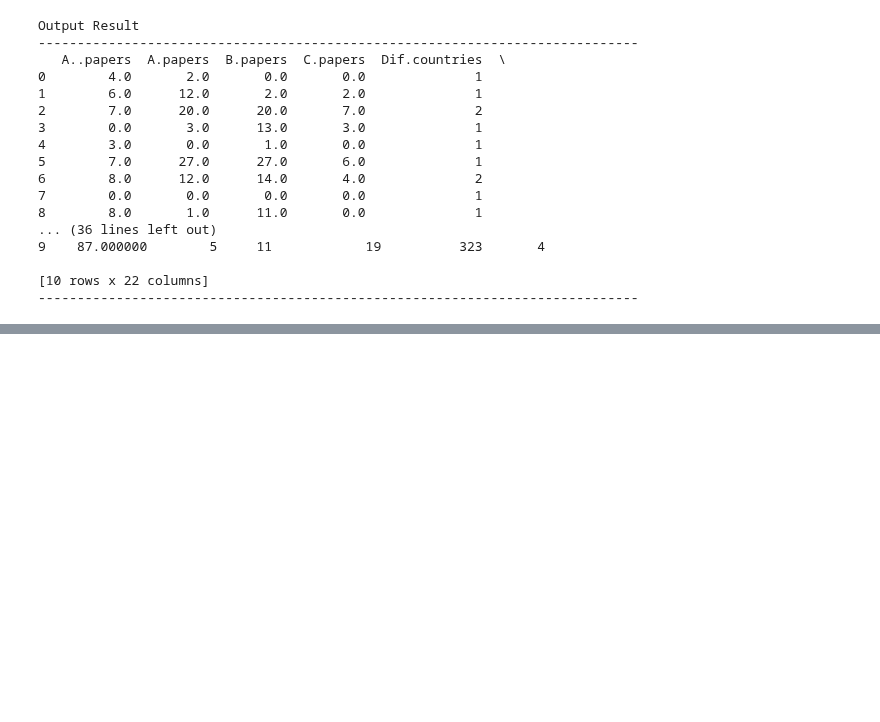
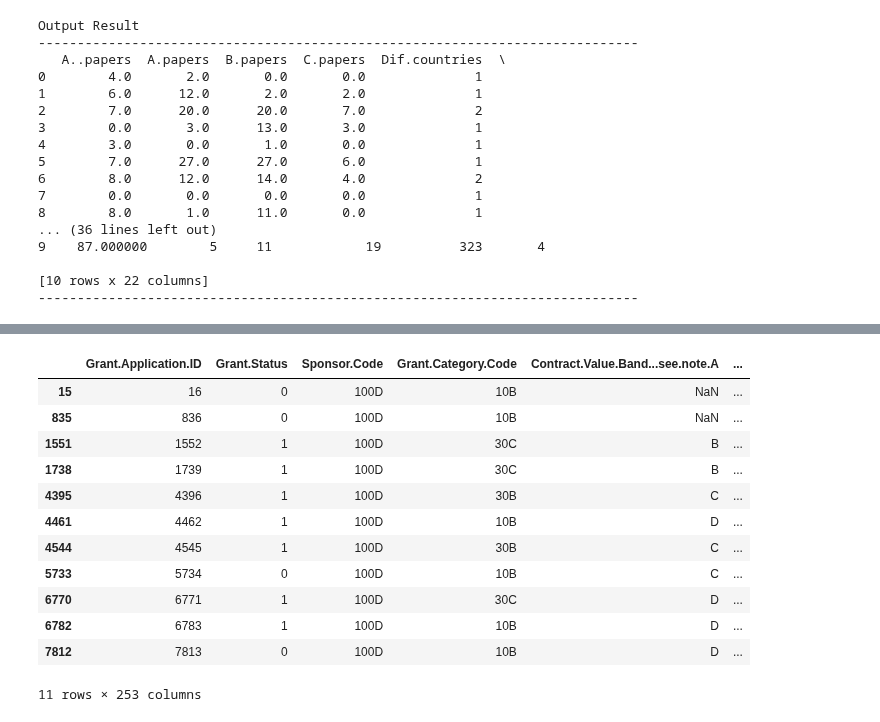
Before and after one commit to 2018HCIntern/2018HCIntern, a Jupyter notebook: data preprocessing/DataExploit_PreProcessing.ipynb, the cells around one changed output, grey strips where cells are left out. Cells and saved outputs as stored; diff of their text form; code cells hidden in the pictures; blank space fills up the shorter version.

Commit message:
data analysis & preprocessing

```diff
--- a/predict grant app/DataExploit_PreProcessing.ipynb
+++ b/data preprocessing/DataExploit_PreProcessing.ipynb
@@ -723,0 +797,16 @@ Output Result
+# %%
+def substring_to_int(x) :
+    if np.isnan(x) :
+        return 0
+    else :
+        return int (x / 10000)
+
+df["RFCD.Code.1"] = df["RFCD.Code.1"].apply(substring_to_int)
+df["RFCD.Code.2"] = df["RFCD.Code.2"].apply(substring_to_int)
+df["RFCD.Code.3"] = df["RFCD.Code.3"].apply(substring_to_int)
+df["RFCD.Code.4"] = df["RFCD.Code.4"].apply(substring_to_int)
+df["RFCD.Code.5"] = df["RFCD.Code.5"].apply(substring_to_int)
+
+
+dataExploit("RFCD.Code", 5)
+FindUniqueValues("RFCD.Code.1")
@@ -723,0 +851,9 @@ Output Result
+# %%
+df["SEO.Code.1"] = df["SEO.Code.1"].apply(substring_to_int)
+df["SEO.Code.2"] = df["SEO.Code.2"].apply(substring_to_int)
+df["SEO.Code.3"] = df["SEO.Code.3"].apply(substring_to_int)
+df["SEO.Code.4"] = df["SEO.Code.4"].apply(substring_to_int)
+df["SEO.Code.5"] = df["SEO.Code.5"].apply(substring_to_int)
+
+dataExploit("SEO.Code", 6)
+FindUniqueValues("SEO.Code.1")
@@ -723,0 +912,16 @@ Output Result
+# %%
+df[df['Sponsor.Code'] == '100D']
+# %% [output]
+|  | Grant.Application.ID | Grant.Status | Sponsor.Code | Grant.Category.Code | Contract.Value.Band...see.note.A | ... |
+| 15 | 16 | 0 | 100D | 10B | NaN | ... |
+| 835 | 836 | 0 | 100D | 10B | NaN | ... |
+| 1551 | 1552 | 1 | 100D | 30C | B | ... |
+| 1738 | 1739 | 1 | 100D | 30C | B | ... |
+| 4395 | 4396 | 1 | 100D | 30B | C | ... |
+| 4461 | 4462 | 1 | 100D | 10B | D | ... |
+| 4544 | 4545 | 1 | 100D | 30B | C | ... |
+| 5733 | 5734 | 0 | 100D | 10B | C | ... |
+| 6770 | 6771 | 1 | 100D | 30C | D | ... |
+| 6782 | 6783 | 1 | 100D | 10B | D | ... |
+| 7812 | 7813 | 0 | 100D | 10B | D | ... |
+11 rows × 253 columns
```
Also changed, not shown: parts of 18 cells of this notebook, 4 other files.
